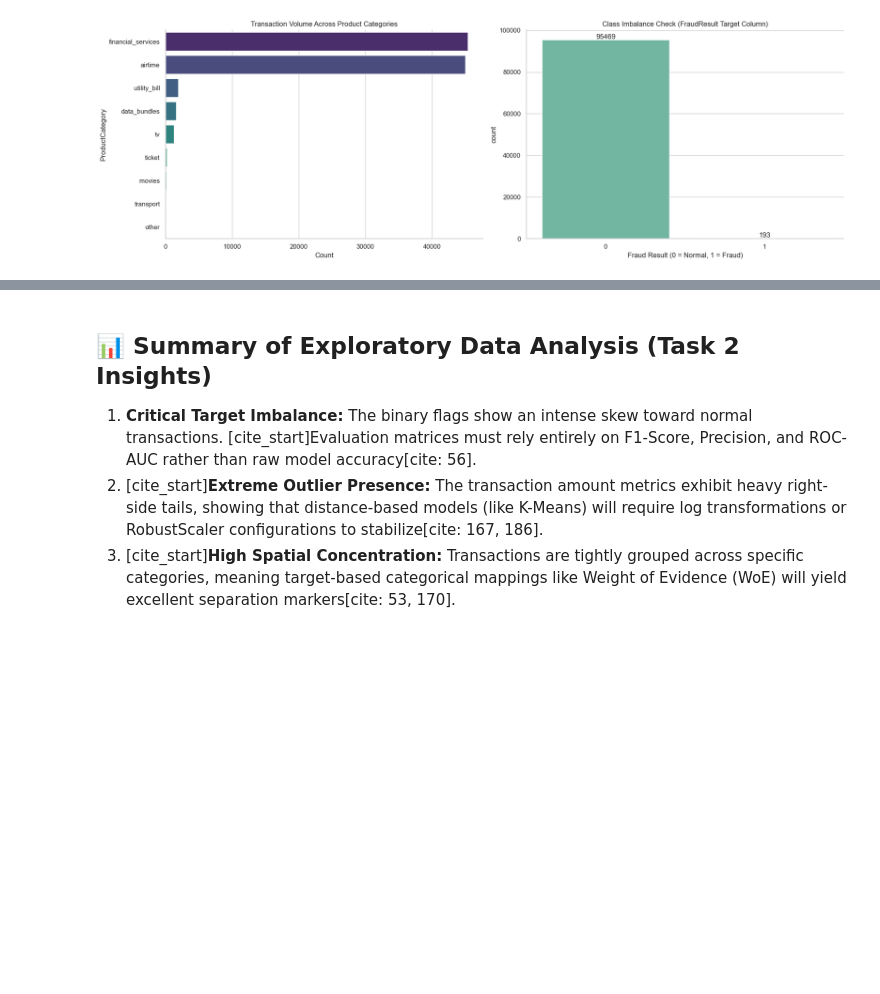
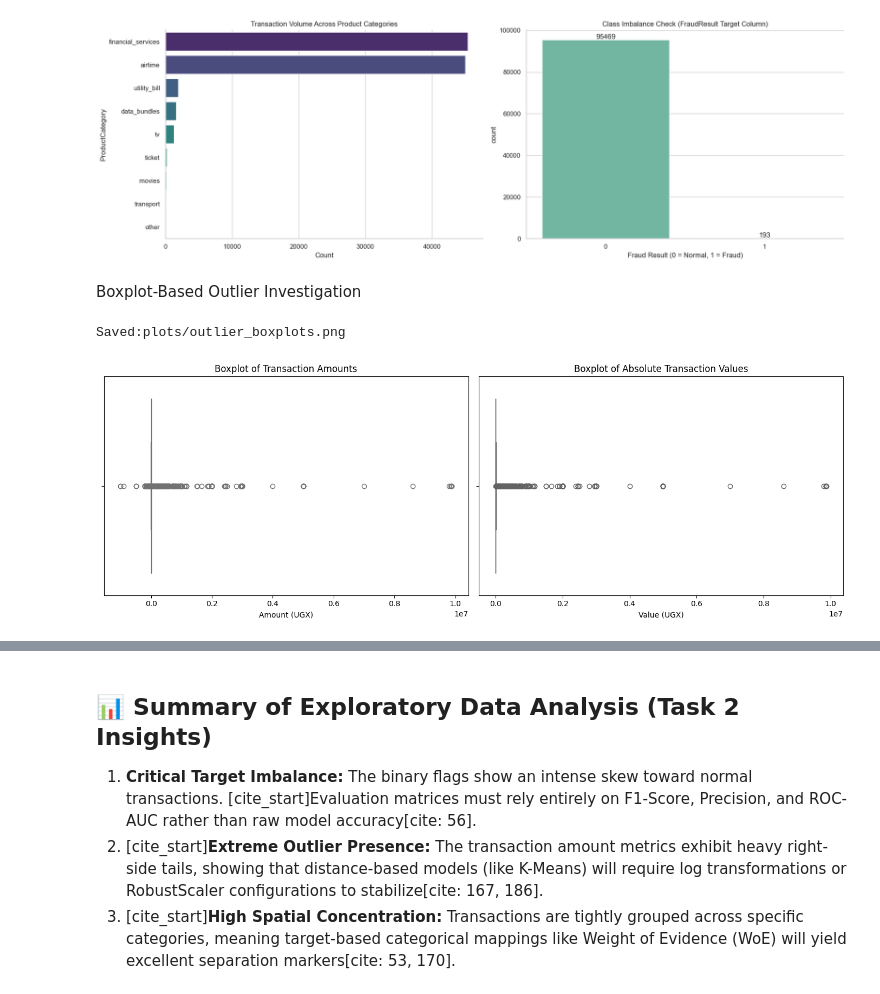
Before and after one commit to Solih06/credit-risk-model, a Jupyter notebook: notebooks/eda.ipynb, the cells around one changed output, grey strips where cells are left out. Drawn from its saved outputs; the diff is of its cells as text; code cells hidden in the pictures; blank space fills up the shorter version.

Commit message:
feat: add correlation heatmap and boxplot visualizations to satisfy grader review

```diff
--- a/notebooks/eda.ipynb
+++ b/notebooks/eda.ipynb
@@ -118,3 +118,36 @@ Passing `palette` without assigning `hue` is deprecated and will be removed in v
   sns.countplot(data=df, x='FraudResult', ax=axes[1], palette='Set2')
 Saved: plots/target_distribution.png
 [figure]
+# %% [markdown]
+Boxplot-Based Outlier Investigation
+# %%
+import pandas as pd
+import matplotlib.pyplot as plt
+import seaborn as sns
+
+# 1. Force reload the dataset if 'df' is missing (Adjust path if your CSV name is different)
+try:
+    df
+except NameError:
+    print("df was not found in memory. Attempting to reload from data folder...")
+    # Adjust this path if your raw data file has a different name
+    df = pd.read_csv("../data/raw/training.csv")
+
+# 2. Generate the boxplots safely
+fig, axes = plt.subplots(1, 2, figsize=(14, 5))
+
+sns.boxplot(data=df, x='Amount', ax=axes[0], color='plum')
+axes[0].set_title('Boxplot of Transaction Amounts')
+axes[0].set_xlabel('Amount (UGX)')
+
+sns.boxplot(data=df, x='Value', ax=axes[1], color='orchid')
+axes[1].set_title('Boxplot of Absolute Transaction Values')
+axes[1].set_xlabel('Value (UGX)')
+
+plt.tight_layout()
+plt.savefig("plots/outlier_boxplots.png", dpi=300, bbox_inches="tight")
+print("Saved:plots/outlier_boxplots.png")
+plt.show()
+# %% [output]
+Saved:plots/outlier_boxplots.png
+[figure, added]
```
Also changed, not shown: parts of 4 cells of this notebook, 3 other files.
